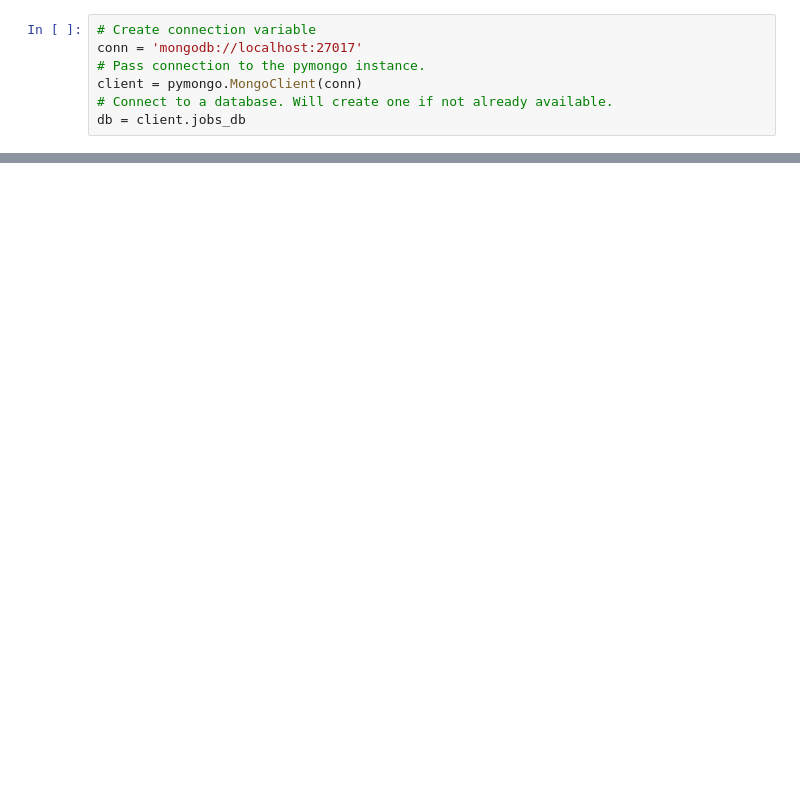
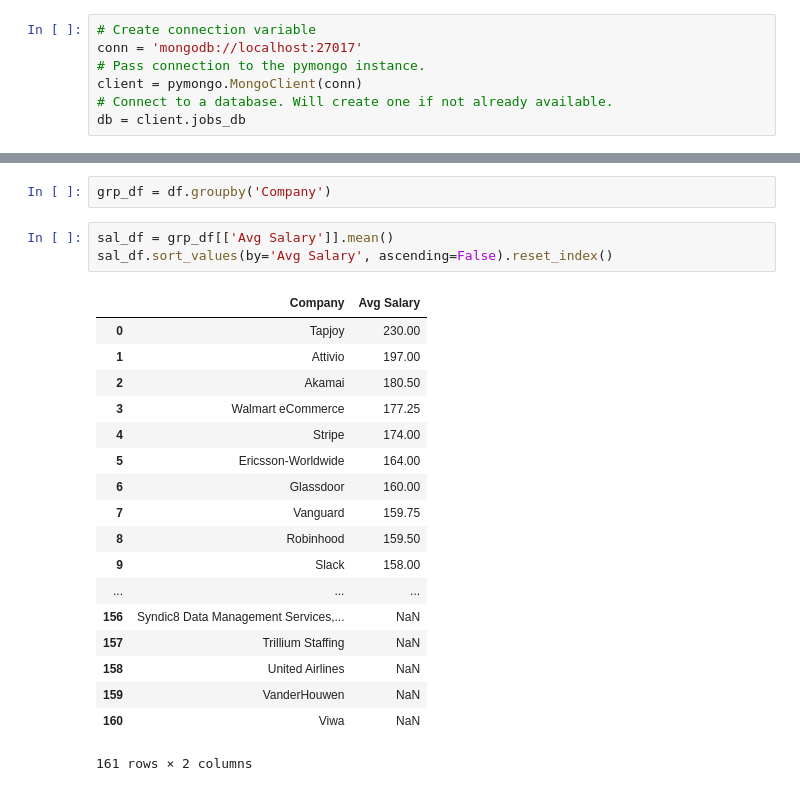
Before and after one commit to MarkovCredit/UCI_DRSM_Project2, a Jupyter notebook: test chart.ipynb, the cells around one changed output, grey strips where cells are left out. Saved outputs shown, nothing was run; the diff lists cells and outputs as text; blank space fills up the shorter version.

```diff
--- a/test chart.ipynb
+++ b/test chart.ipynb
@@ -66,0 +53,24 @@ json_company_jobs
+# %%
+grp_df = df.groupby('Company')
+# %%
+sal_df = grp_df[['Avg Salary']].mean()
+sal_df.sort_values(by='Avg Salary', ascending=False).reset_index()
+# %% [output]
+|  | Company | Avg Salary |
+| 0 | Tapjoy | 230.00 |
+| 1 | Attivio | 197.00 |
+| 2 | Akamai | 180.50 |
+| 3 | Walmart eCommerce | 177.25 |
+| 4 | Stripe | 174.00 |
+| 5 | Ericsson-Worldwide | 164.00 |
+| 6 | Glassdoor | 160.00 |
+| 7 | Vanguard | 159.75 |
+| 8 | Robinhood | 159.50 |
+| 9 | Slack | 158.00 |
+| ... | ... | ... |
+| 156 | Syndic8 Data Management Services,... | NaN |
+| 157 | Trillium Staffing | NaN |
+| 158 | United Airlines | NaN |
+| 159 | VanderHouwen | NaN |
+| 160 | Viwa | NaN |
+161 rows × 2 columns
```
Also changed, not shown: parts of 13 cells of this notebook, 9 other files.
